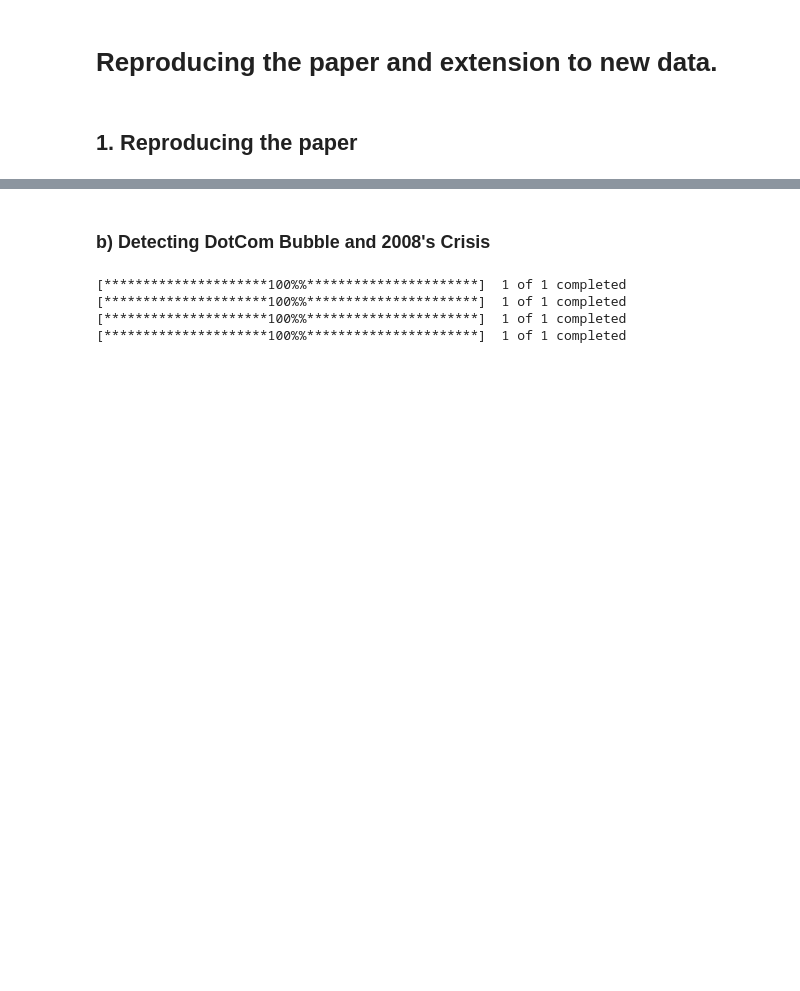
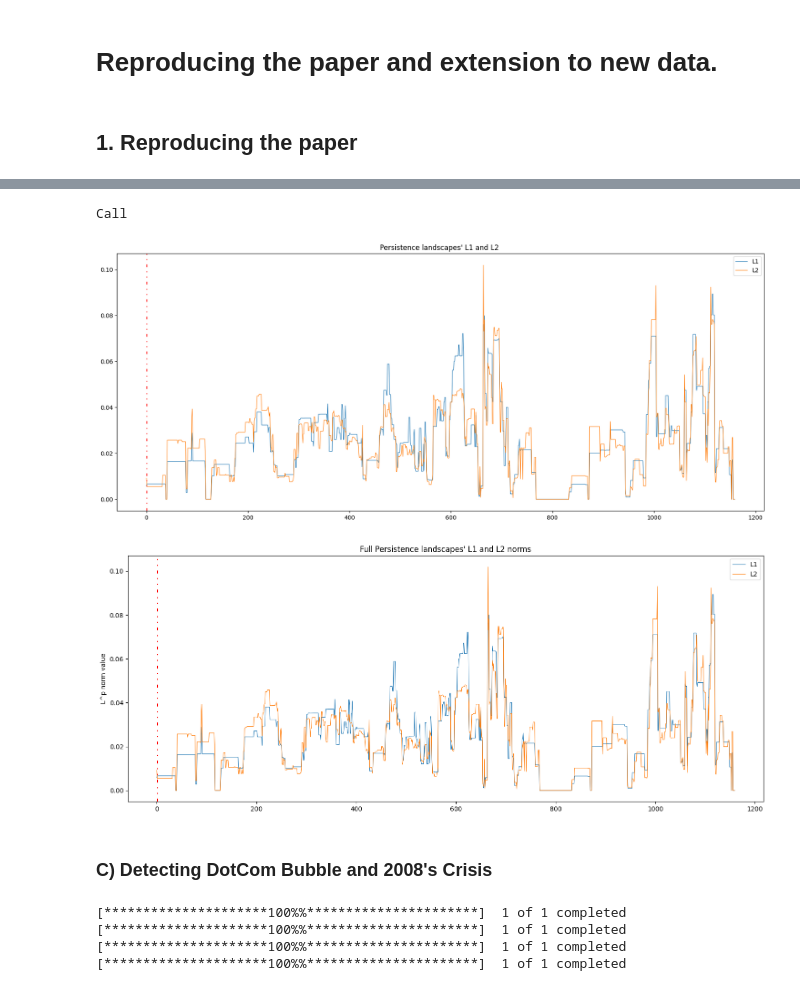
Before and after one commit to louismia22/assignments_time_series_mva_2023_2024, a Jupyter notebook: mini_projet_TS/illustration.ipynb, the cells around one changed output, grey strips where cells are left out. Saved outputs shown, nothing was run; the diff lists cells and outputs as text; code cells hidden in the pictures; blank space fills up the shorter version.

```diff
--- a/mini_projet_TS/illustration.ipynb
+++ b/mini_projet_TS/illustration.ipynb
@@ -53,5 +115,50 @@ Rips(maxdim=2, thresh=inf, coeff=2, do_cocycles=False, n_perm = None, verbose=Tr
+# %%
+white_noise = data_white_noise.generate_data(output_type='pd')
+
+params_white_landscape = {'data': data,
+          'k_homology_dimension': 40,
+          'm_landscape': 5,
+          'n_nodes': 1000,
+          'memory_saving': (True, 1)
+          }
+
+Ws = [30, 40, 50]
+w = 40
+d1, l1, norms = datas_Henon.compute_landscapes(w_window_size=w, **params_white_landscape)
+# %% [output]
+Call
+# %%
+# Computes and print graph of dot-com bubble
+df = pd.DataFrame(norms,
+                  columns=["L1", "L2"])
+
+ax = df.plot(figsize=(20, 8),
+             lw=0.8,
+             title="Persistence landscapes' L1 and L2 ")
+
+ax.axvline(x=1.06,
+           color='r',
+           linestyle=(0, (3, 5, 1, 5, 1, 5)))
+ax.legend()
+plt.show()
+
+# Computes the full L1 and L2 time series plot
+df = pd.DataFrame(norms,
+                  columns=["L1", "L2"])
+
+ax = df.plot(figsize=(18, 7),
+             lw=0.8,
+             ylabel="L^p norm value",
+             title="Full Persistence landscapes' L1 and L2 norms")
+ax.axvline(x=1.06,
+           color='r',
+           linestyle=(0, (3, 5, 1, 5, 1, 5)))
+ax.legend();
+# %% [output]
+[figure, added]
+[figure, added]
 # %% [markdown]
-### b) Detecting DotCom Bubble and 2008's Crisis
+### C) Detecting DotCom Bubble and 2008's Crisis
 # %%
 indices = {
     "S&P500": "^GSPC",
```
Also changed, not shown: parts of 19 cells of this notebook, 8 other files.
